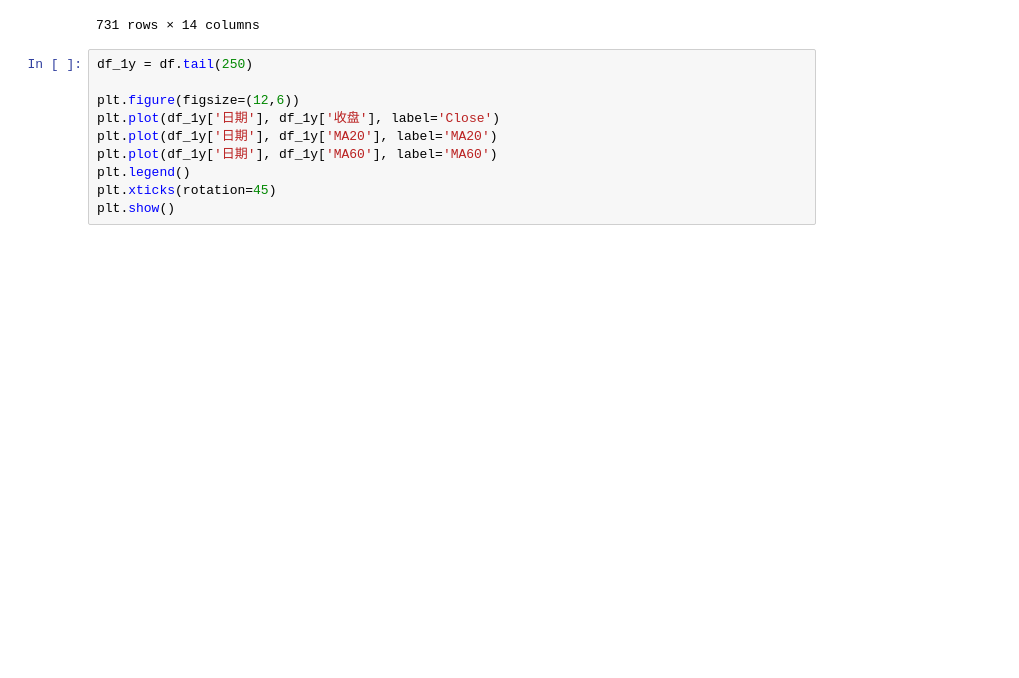
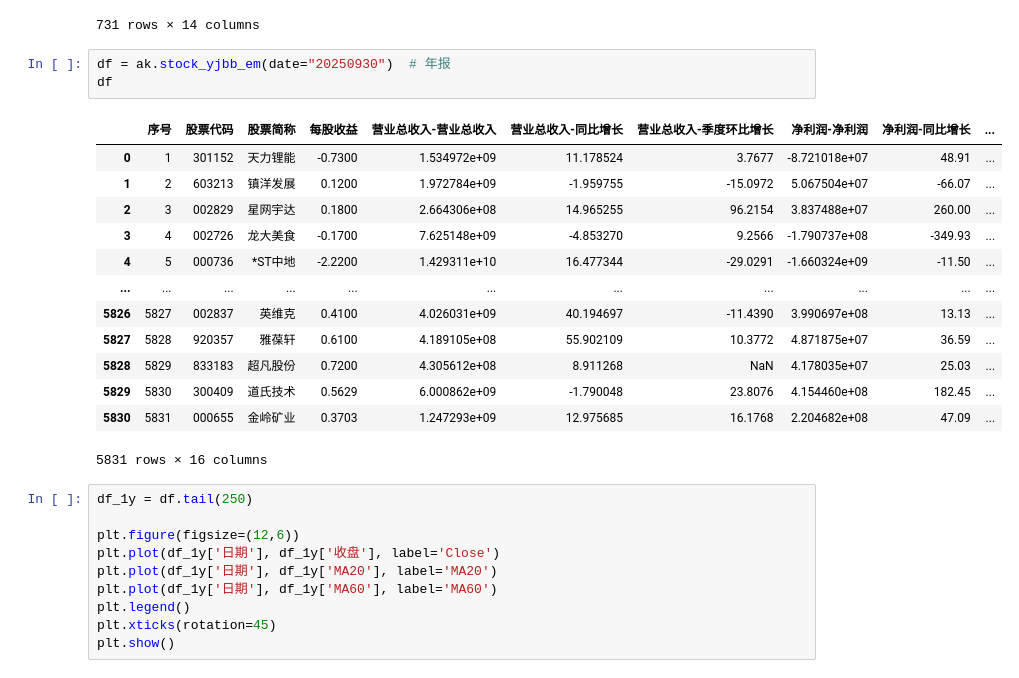
Before and after one commit to yuexiliu/stock_analysis, a Jupyter notebook: stock_analysis.ipynb, the cells around one changed output. Drawn from its saved outputs; the diff is of its cells as text; blank space fills up the shorter version.

```diff
--- a/stock_analysis.ipynb
+++ b/stock_analysis.ipynb
@@ -65,6 +65,23 @@ df
 | 729 | 2026-02-12 | 000001 | 11.07 | 10.96 | 11.08 | 10.93 | 681340 | 7.483385e+08 | 1.36 | -0.99 | -0.11 | ... |
 | 730 | 2026-02-13 | 000001 | 10.96 | 10.91 | 10.99 | 10.90 | 555047 | 6.075014e+08 | 0.82 | -0.46 | -0.05 | ... |
 731 rows × 14 columns
+# %%
+df = ak.stock_yjbb_em(date="20250930")  # 年报
+df
+# %% [output]
+|  | 序号 | 股票代码 | 股票简称 | 每股收益 | 营业总收入-营业总收入 | 营业总收入-同比增长 | 营业总收入-季度环比增长 | 净利润-净利润 | 净利润-同比增长 | ... |
+| 0 | 1 | 301152 | 天力锂能 | -0.7300 | 1.534972e+09 | 11.178524 | 3.7677 | -8.721018e+07 | 48.91 | ... |
+| 1 | 2 | 603213 | 镇洋发展 | 0.1200 | 1.972784e+09 | -1.959755 | -15.0972 | 5.067504e+07 | -66.07 | ... |
+| 2 | 3 | 002829 | 星网宇达 | 0.1800 | 2.664306e+08 | 14.965255 | 96.2154 | 3.837488e+07 | 260.00 | ... |
+| 3 | 4 | 002726 | 龙大美食 | -0.1700 | 7.625148e+09 | -4.853270 | 9.2566 | -1.790737e+08 | -349.93 | ... |
+| 4 | 5 | 000736 | *ST中地 | -2.2200 | 1.429311e+10 | 16.477344 | -29.0291 | -1.660324e+09 | -11.50 | ... |
+| ... | ... | ... | ... | ... | ... | ... | ... | ... | ... | ... |
+| 5826 | 5827 | 002837 | 英维克 | 0.4100 | 4.026031e+09 | 40.194697 | -11.4390 | 3.990697e+08 | 13.13 | ... |
+| 5827 | 5828 | 920357 | 雅葆轩 | 0.6100 | 4.189105e+08 | 55.902109 | 10.3772 | 4.871875e+07 | 36.59 | ... |
+| 5828 | 5829 | 833183 | 超凡股份 | 0.7200 | 4.305612e+08 | 8.911268 | NaN | 4.178035e+07 | 25.03 | ... |
+| 5829 | 5830 | 300409 | 道氏技术 | 0.5629 | 6.000862e+09 | -1.790048 | 23.8076 | 4.154460e+08 | 182.45 | ... |
+| 5830 | 5831 | 000655 | 金岭矿业 | 0.3703 | 1.247293e+09 | 12.975685 | 16.1768 | 2.204682e+08 | 47.09 | ... |
+5831 rows × 16 columns
 # %%
 df_1y = df.tail(250)
 
```
Also changed, not shown: 2 other files.
